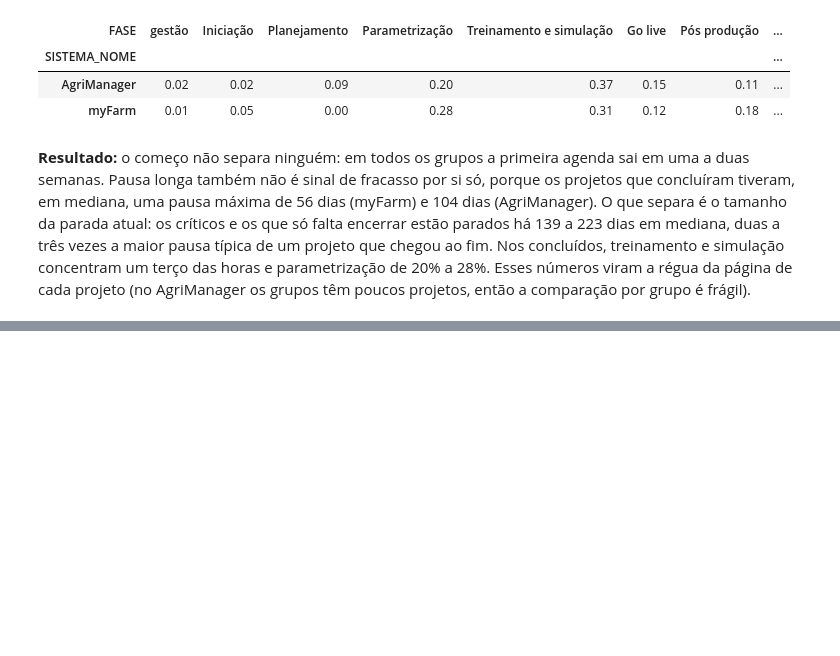
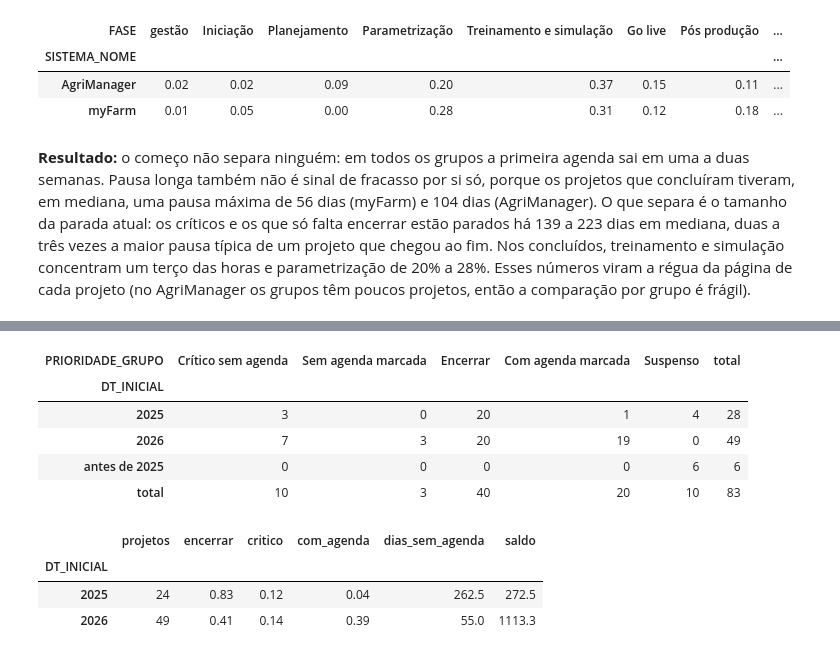
Before and after one commit to souloucoporjesus-wq/Operacoes_Produtor_Rural, a Jupyter notebook: projetos/Painel Projeto/analise-projetos-hunter.ipynb, the cells around one changed output, grey strips where cells are left out. Cells and saved outputs as stored; diff of their text form; code cells hidden in the pictures; blank space fills up the shorter version.

```diff
--- a/projetos/Painel Projeto/analise-projetos-hunter.ipynb
+++ b/projetos/Painel Projeto/analise-projetos-hunter.ipynb
@@ -859,0 +863,20 @@ fatia.assign(projetos=concl.groupby("SISTEMA_NOME").size()).round(2)
+# %%
+ano_inicio = m.abertos.DT_INICIAL.dt.year.map(lambda a: str(a) if a >= 2025 else "antes de 2025")
+pd.crosstab(ano_inicio, m.abertos.PRIORIDADE_GRUPO, margins=True, margins_name="total")[modelo.GRUPOS_PRIORIDADE + ["total"]]
+# %% [output]
+| PRIORIDADE_GRUPO | Crítico sem agenda | Sem agenda marcada | Encerrar | Com agenda marcada | Suspenso | total |
+| DT_INICIAL |  |  |  |  |  |  |
+| 2025 | 3 | 0 | 20 | 1 | 4 | 28 |
+| 2026 | 7 | 3 | 20 | 19 | 0 | 49 |
+| antes de 2025 | 0 | 0 | 0 | 0 | 6 | 6 |
+| total | 10 | 3 | 40 | 20 | 10 | 83 |
+# %%
+andam = m.abertos[m.abertos.STATUS == "EM ANDAMENTO"]
+andam.groupby(andam.DT_INICIAL.dt.year).agg(projetos=("COD", "size"), encerrar=("PRIORIDADE_GRUPO", lambda s: (s == "Encerrar").mean()),
+    critico=("PRIORIDADE_GRUPO", lambda s: (s == "Crítico sem agenda").mean()), com_agenda=("PRIORIDADE_GRUPO", lambda s: (s == "Com agenda marcada").mean()),
+    dias_sem_agenda=("DIAS_SEM_AGENDA", "median"), saldo=("SALDO", "sum")).round(2)
+# %% [output]
+|  | projetos | encerrar | critico | com_agenda | dias_sem_agenda | saldo |
+| DT_INICIAL |  |  |  |  |  |  |
+| 2025 | 24 | 0.83 | 0.12 | 0.04 | 262.5 | 272.5 |
+| 2026 | 49 | 0.41 | 0.14 | 0.39 | 55.0 | 1113.3 |
```
Also changed, not shown: parts of 3 cells of this notebook, 6 other files.
